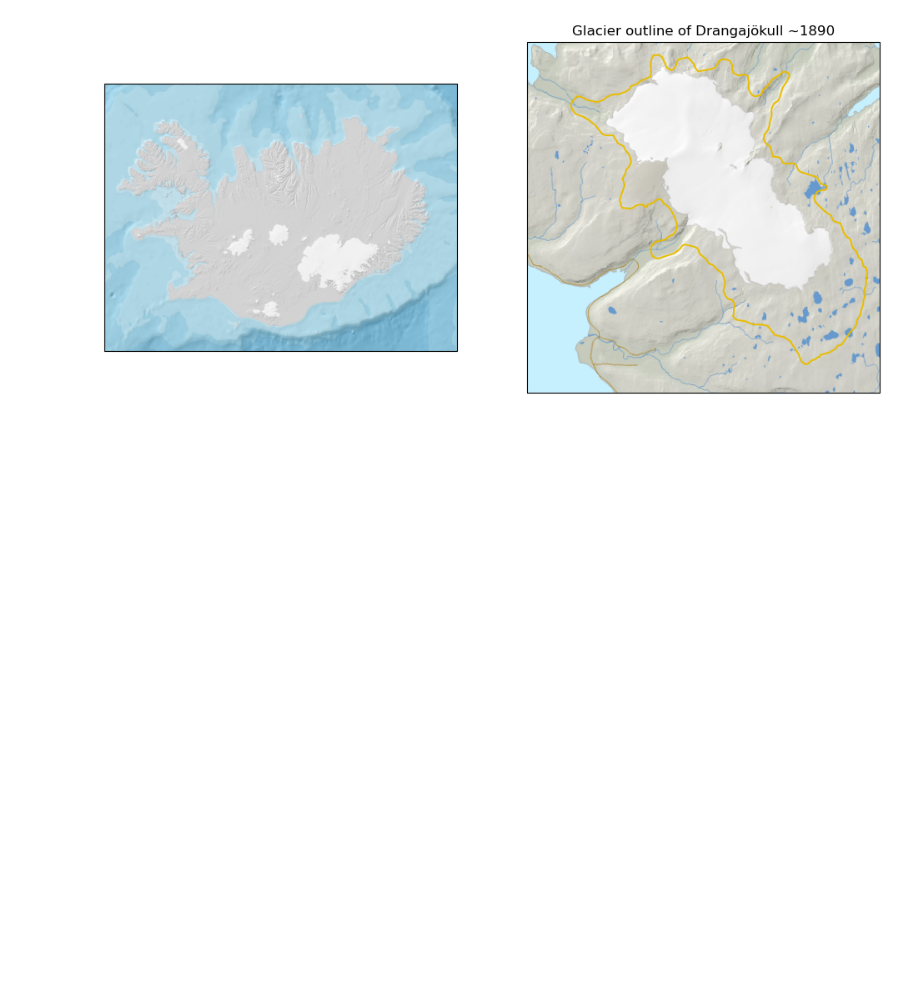
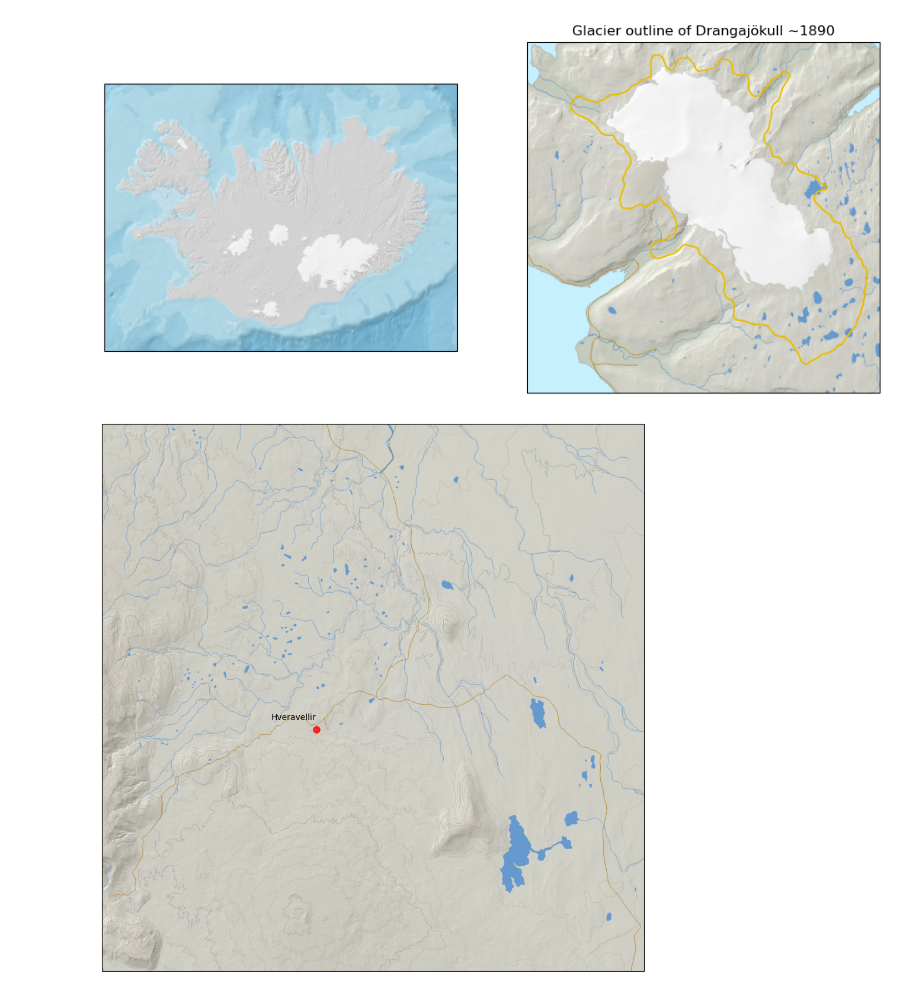
Before and after one commit to ragnarheidar/notebooks, a Jupyter notebook: Cartopy_example.ipynb, the cells around one changed output. Cells and saved outputs as stored; diff of their text form; code cells hidden in the pictures; blank space fills up the shorter version.

```diff
--- a/Cartopy_example.ipynb
+++ b/Cartopy_example.ipynb
@@ -38,3 +38,39 @@ if __name__ == '__main__':
     main()
 # %% [output]
 [figure]
+# %%
+# lets create a new map and add a point with label
+
+
+def main():
+    IMO_basemap = cimgt.GoogleTiles(url="https://geo.vedur.is/geoserver/www/imo_basemap_epsg3857/{z}/{x}/{y}.png")
+    fig = plt.figure(figsize=(12,12))
+
+    ax = fig.add_subplot(1, 1, 1, projection=IMO_basemap.crs)
+    ax.set_extent([-19.7, -19.35, 64.95, 64.8])
+    ax.add_image(IMO_basemap, 12)
+    # add a red point to the map
+    ax.plot(-19.56178, 64.86634,
+            marker='o',
+            color='red',
+            markersize=8,
+            alpha=0.8,
+            transform=ccrs.Geodetic()
+           )
+
+    # create a transform object to shift label text
+    geodetic_transform = ccrs.Geodetic()._as_mpl_transform(ax)
+    text_transform = offset_copy(geodetic_transform, units='dots', y=20)
+    # add label text
+    ax.text(-19.56178, 64.86634, 'Hveravellir',
+            verticalalignment='center',
+            horizontalalignment='right',
+            transform=text_transform)
+
+    plt.show()
+
+
+if __name__ == '__main__':
+    main()
+# %% [output]
+[figure, added]
```
Also changed, not shown: 1 other file.
